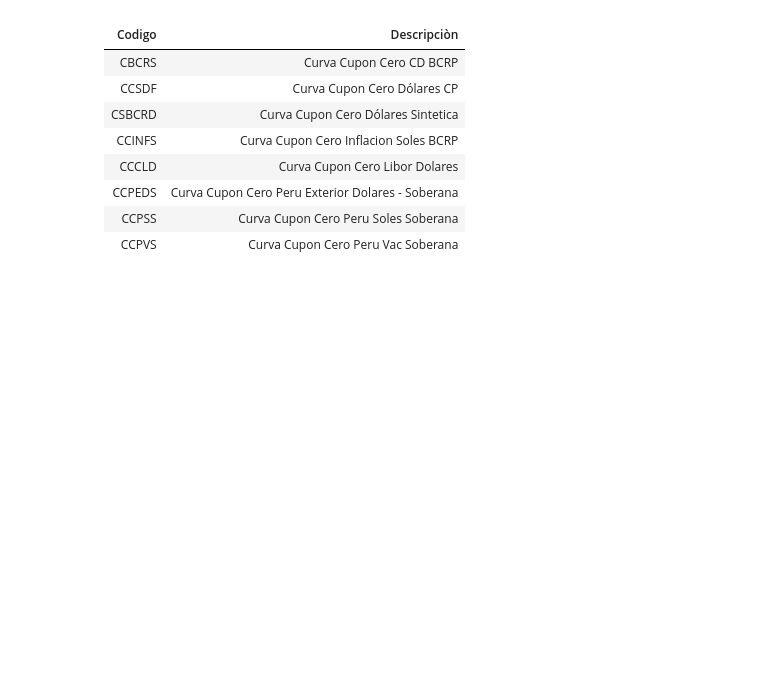
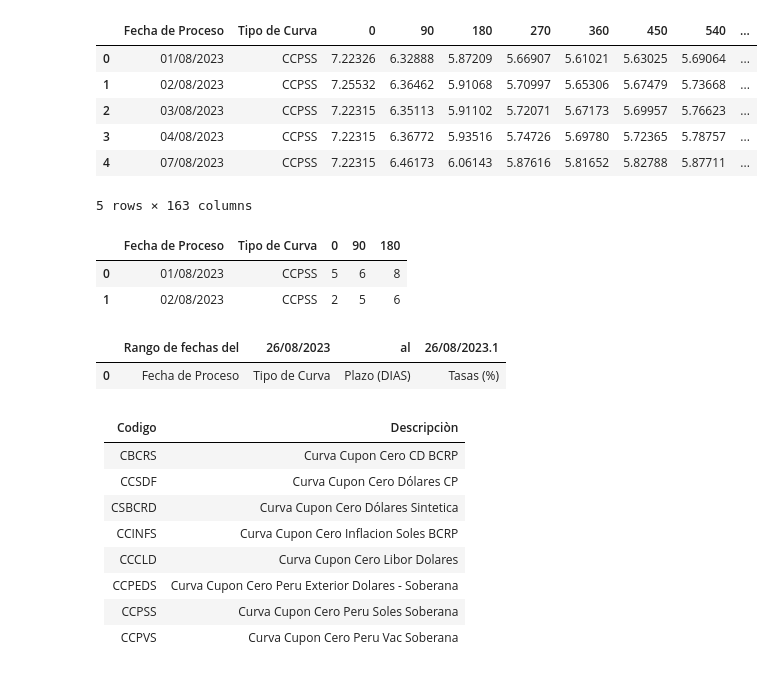
Before and after one commit to ecandela/sbs-gob-pe-helper, a Jupyter notebook: sbs_gob_pe_helper/Cupon_cero.ipynb, the cells around one changed output. Cells and saved outputs as stored; diff of their text form; code cells hidden in the pictures; blank space fills up the shorter version.

```diff
--- a/sbs_gob_pe_helper/Cupon_cero.ipynb
+++ b/sbs_gob_pe_helper/Cupon_cero.ipynb
@@ -1,3 +1,11 @@
 # %%
 import CuponCero as cc
 import pandas as pd
+# %%
+inicio="2023-08-01"
+fin="2023-08-26"
+tipoCurva='CCPSS'
+
+#obtiene todos los datos de la curva de cupon cero de un determinado fecha de proceso
+df_cup_hist = cc.get_curva_cupon_cero_historico(FechaInicio=inicio,FechaFin=fin,TipoCurva=tipoCurva)
+df_cup_hist.head()
@@ -4,3 +19,46 @@ import pandas as pd
+# %%
+df_cup_hist_pivot = cc.pivot_curva_cupon_cero_historico(df_cup_hist)
+df_cup_hist_pivot.head()
+# %% [output]
+|  | Fecha de Proceso | Tipo de Curva | 0 | 90 | 180 | 270 | 360 | 450 | 540 | ... |
+| 0 | 01/08/2023 | CCPSS | 7.22326 | 6.32888 | 5.87209 | 5.66907 | 5.61021 | 5.63025 | 5.69064 | ... |
+| 1 | 02/08/2023 | CCPSS | 7.25532 | 6.36462 | 5.91068 | 5.70997 | 5.65306 | 5.67479 | 5.73668 | ... |
+| 2 | 03/08/2023 | CCPSS | 7.22315 | 6.35113 | 5.91102 | 5.72071 | 5.67173 | 5.69957 | 5.76623 | ... |
+| 3 | 04/08/2023 | CCPSS | 7.22315 | 6.36772 | 5.93516 | 5.74726 | 5.69780 | 5.72365 | 5.78757 | ... |
+| 4 | 07/08/2023 | CCPSS | 7.22315 | 6.46173 | 6.06143 | 5.87616 | 5.81652 | 5.82788 | 5.87711 | ... |
+5 rows × 163 columns
+# %%
+import pandas as pd
+
+# Tu DataFrame original
+data = {
+    "Fecha de Proceso": ["01/08/2023", "01/08/2023", "01/08/2023", "02/08/2023", "02/08/2023", "02/08/2023"],
+    "Tipo de Curva": ["CCPSS", "CCPSS", "CCPSS", "CCPSS", "CCPSS", "CCPSS"],
+    "Plazo (DIAS)": [0, 90, 180, 0, 90, 180],
+    "Tasas (%)": [5, 6, 8, 2, 5, 6]
+}
+
+df = pd.DataFrame(data)
+
+# Pivotar el DataFrame
+pivot_df = df.pivot(index=["Fecha de Proceso", "Tipo de Curva"], columns="Plazo (DIAS)", values="Tasas (%)").reset_index()
+
+# Renombrar las columnas
+pivot_df.columns.name = None
+
+# Renombrar las columnas de Plazo
+#pivot_df.rename(columns=lambda x: f"Tasa_{x}", inplace=True)
+
+pivot_df
+# %% [output]
+|  | Fecha de Proceso | Tipo de Curva | 0 | 90 | 180 |
+| 0 | 01/08/2023 | CCPSS | 5 | 6 | 8 |
+| 1 | 02/08/2023 | CCPSS | 2 | 5 | 6 |
+# %%
+df
+# %% [output]
+|  | Rango de fechas del | 26/08/2023 | al | 26/08/2023.1 |
+| 0 | Fecha de Proceso | Tipo de Curva | Plazo (DIAS) | Tasas (%) |
 # %% [markdown]
 | Codigo | Descripciòn |
 | ------ | ------ |
```
Also changed, not shown: parts of 1 cell of this notebook, 12 other files.
